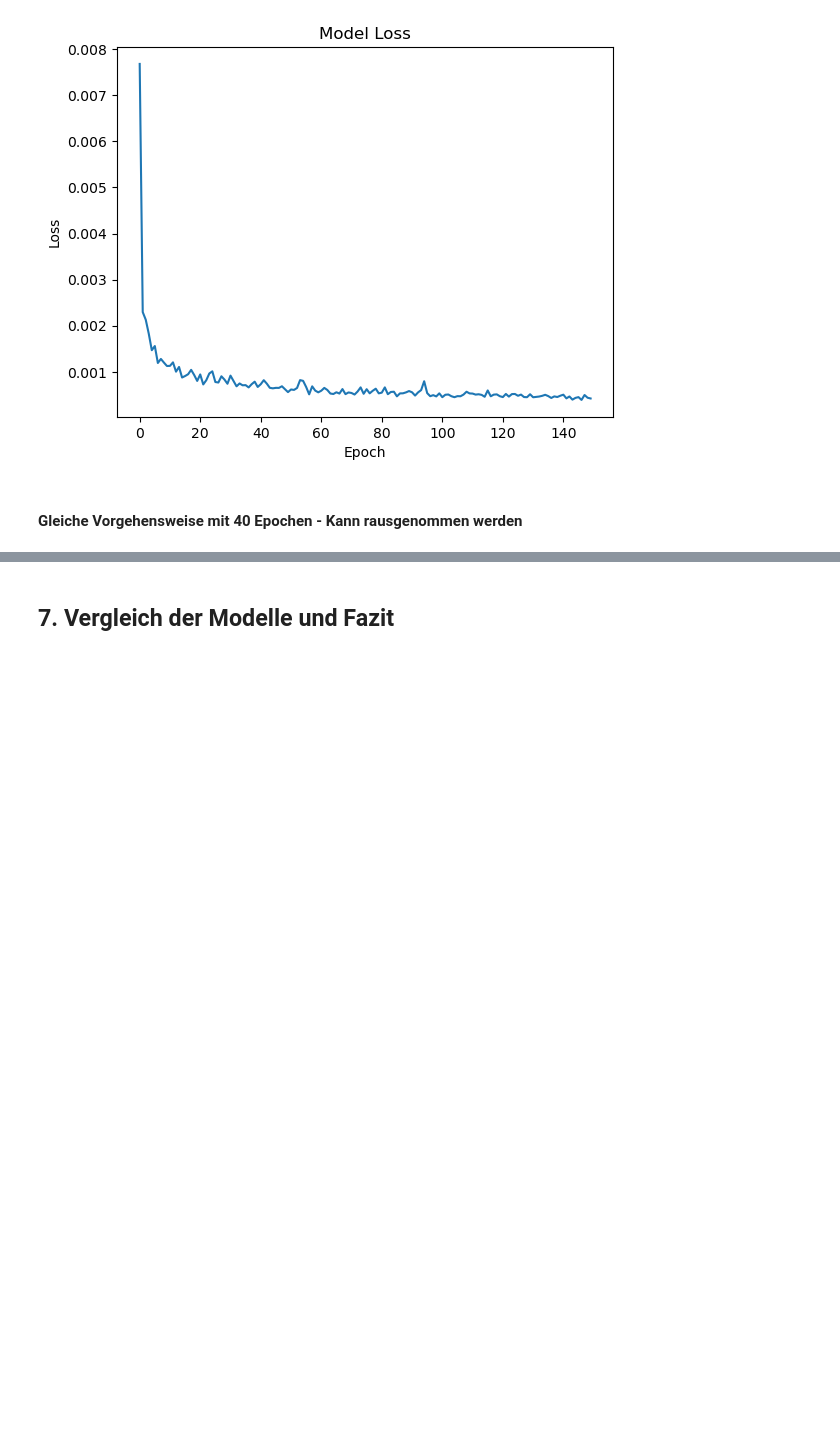
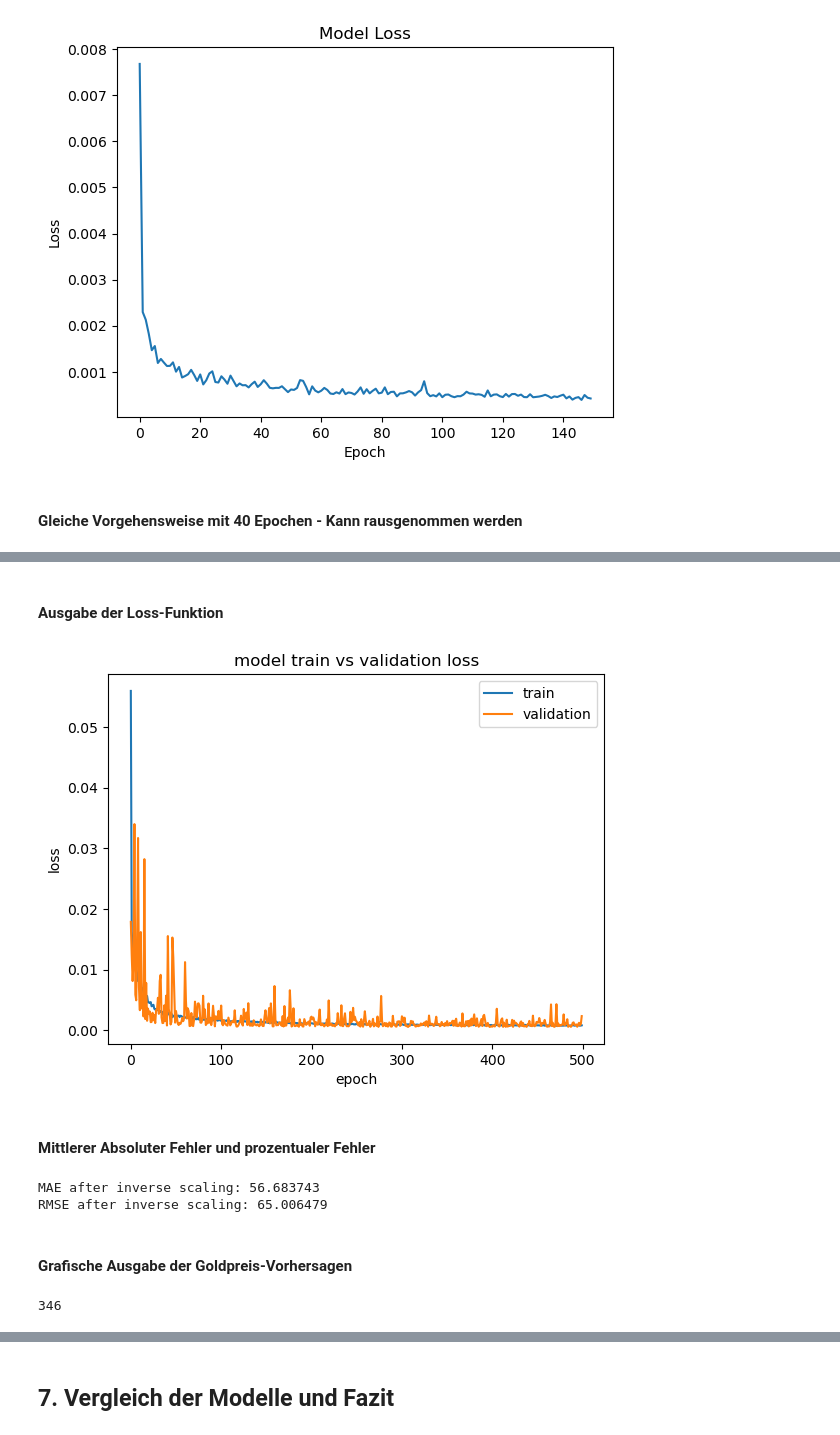
Before and after one commit to TTomczek/DL-Time-Series-Forecasting-With-RNNs, a Jupyter notebook: ausarbeitung.ipynb, the cells around one changed output, grey strips where cells are left out. Drawn from its saved outputs; the diff is of its cells as text; code cells hidden in the pictures; blank space fills up the shorter version.

```diff
--- a/ausarbeitung.ipynb
+++ b/ausarbeitung.ipynb
@@ -1001,0 +1353,3 @@ Das GRU-Modell ist in Kapitel 3 genauer beschrieben.
+# %%
+Close = Final_Data_Preparation(Gold,'Close',[i for i in range(1,30)],[i for i in range(2,60)],3)
+Close
@@ -1001,0 +1426,26 @@ Das GRU-Modell ist in Kapitel 3 genauer beschrieben.
+# %%
+# define model
+model=Sequential()
+model.add(GRU(128,return_sequences=True,input_shape=(n_steps,n_features)))
+model.add(GRU(32,return_sequences=True))
+model.add(GRU(32,return_sequences=True))
+model.add(GRU(32))
+model.add(Dense(1))
+# %%
+"""model=Sequential()
+model.add(GRU(32, activation='sigmoid',return_sequences=True,input_shape=(n_steps,n_features)))
+model.add(GRU(32, activation='sigmoid',return_sequences=True))
+model.add(GRU(32, activation='sigmoid'))
+model.add(Dropout(0.20))
+model.add(Dense(1))"""
+#model.add(TimeDistributed(Dense(1))) #, activation= 'sigmoid' )))
+#opt = tf.keras.optimizers.Adam(learning_rate = 0.001)
+model.compile(optimizer='RMSprop', loss='mse',metrics=[tf.keras.metrics.RootMeanSquaredError()])
+#es = EarlyStopping(monitor= 'val_loss' , min_delta=50)
+# %%
+%%time
+# fit model
+history = model.fit(X_train, y_train,validation_data=(X_val, y_val),
+ epochs=500,batch_size=32, verbose=0)#,callbacks=[es])
+
+model.summary()
@@ -1001,0 +1539,25 @@ Das GRU-Modell ist in Kapitel 3 genauer beschrieben.
+# %% [markdown]
+#### Ausgabe der Loss-Funktion
+# %%
+plt.plot(history.history[ 'loss' ])
+plt.plot(history.history[ 'val_loss' ])
+plt.title( 'model train vs validation loss' )
+plt.ylabel( 'loss' )
+plt.xlabel( 'epoch' )
+plt.legend([ 'train' , 'validation' ], loc= 'upper right' )
+plt.show()
+# %% [output]
+[figure, added]
+# %% [markdown]
+#### Mittlerer Absoluter Fehler und prozentualer Fehler
+# %%
+#x = pd.DataFrame(Close.index[-60:]).values
+x = pd.DataFrame(Close.index[:346]).values
+
+mae = mean_absolute_error(y_test, predict)
+rmse = sqrt(mean_squared_error(y_test, predict))
+print('MAE after inverse scaling: %f' % mae)
+print('RMSE after inverse scaling: %f' % rmse)
+# %% [output]
+MAE after inverse scaling: 56.683743
+RMSE after inverse scaling: 65.006479
@@ -1001,0 +1572,6 @@ Das GRU-Modell ist in Kapitel 3 genauer beschrieben.
+# %% [markdown]
+#### Grafische Ausgabe der Goldpreis-Vorhersagen
+# %%
+len(predict)
+# %% [output]
+346
```
Also changed, not shown: parts of 40 cells of this notebook.
